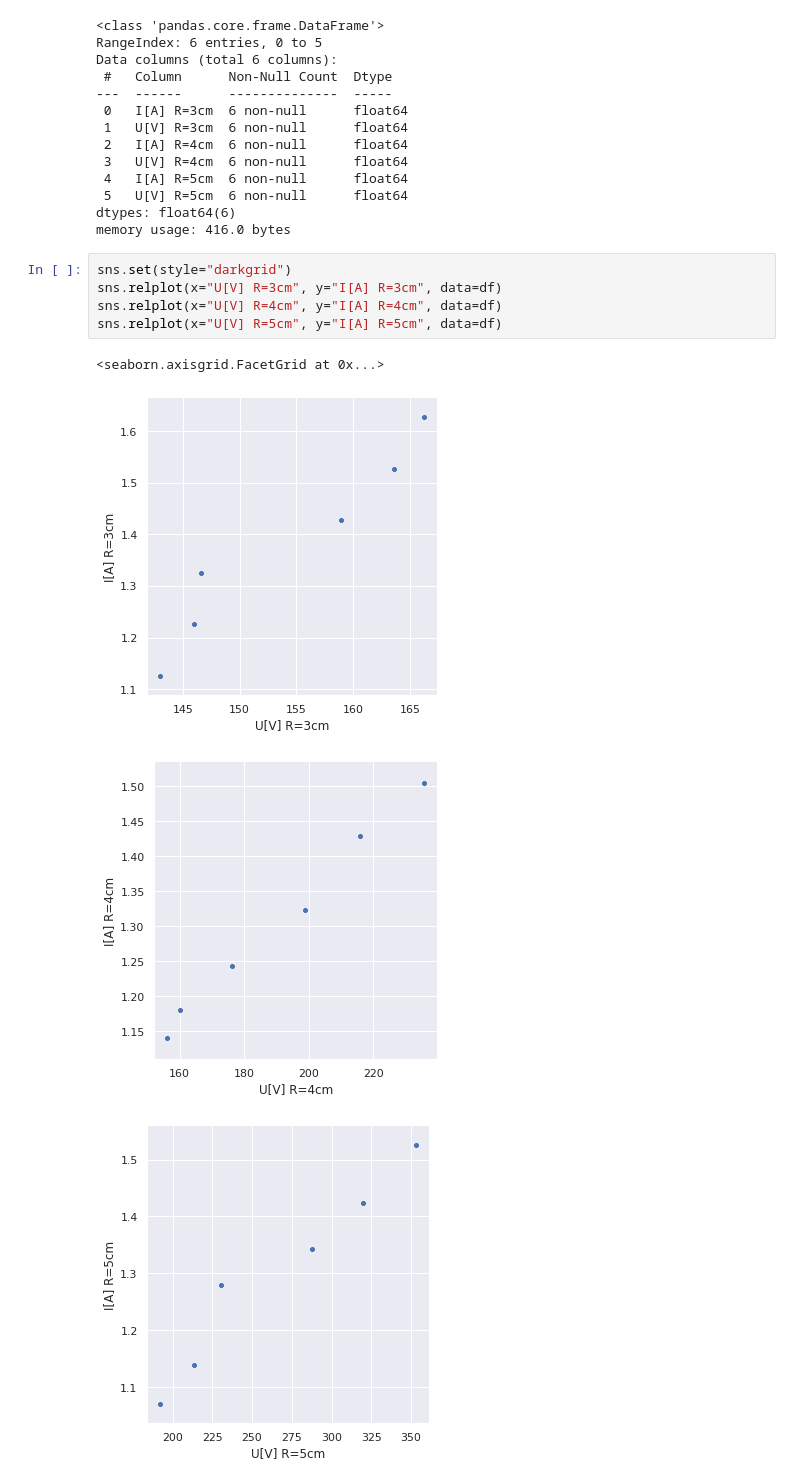
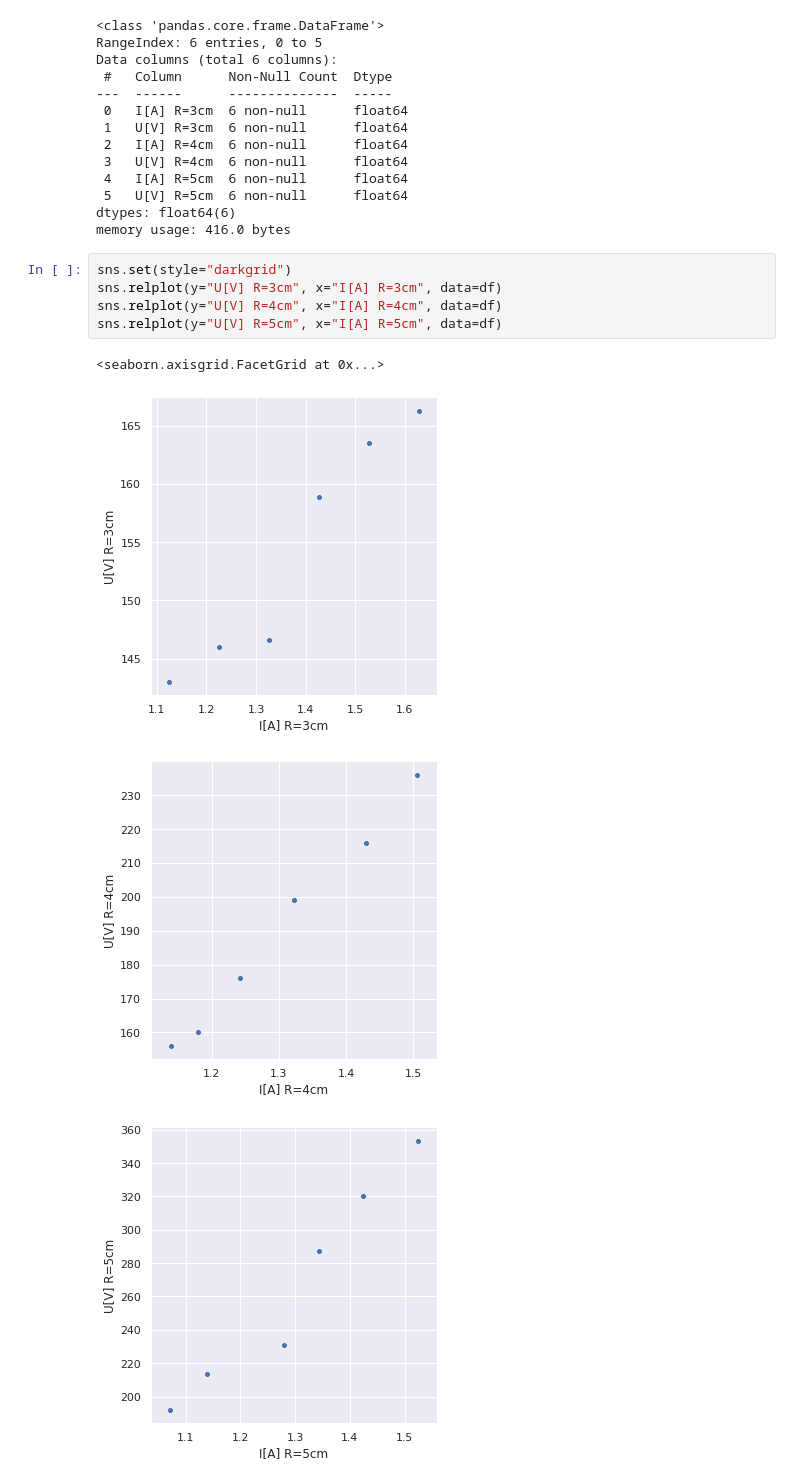
Before and after one commit to Kaliades/Laboratories, a Jupyter notebook: src/cw_33/lab_33.ipynb, the cells around one changed output. Saved outputs shown, nothing was run; the diff lists cells and outputs as text.

```diff
--- a/src/cw_33/lab_33.ipynb
+++ b/src/cw_33/lab_33.ipynb
@@ -41,11 +41,11 @@ dtypes: float64(6)
 memory usage: 416.0 bytes
 # %%
 sns.set(style="darkgrid")
-sns.relplot(x="U[V] R=3cm", y="I[A] R=3cm", data=df)
-sns.relplot(x="U[V] R=4cm", y="I[A] R=4cm", data=df)
-sns.relplot(x="U[V] R=5cm", y="I[A] R=5cm", data=df)
+sns.relplot(y="U[V] R=3cm", x="I[A] R=3cm", data=df)
+sns.relplot(y="U[V] R=4cm", x="I[A] R=4cm", data=df)
+sns.relplot(y="U[V] R=5cm", x="I[A] R=5cm", data=df)
 # %% [output]
 <seaborn.axisgrid.FacetGrid at 0x...>
-[figure, old version]
+[figure, new version]
-[figure, old version]
+[figure, new version]
-[figure, old version]
+[figure, new version]
```
Also changed, not shown: parts of 8 cells of this notebook.
